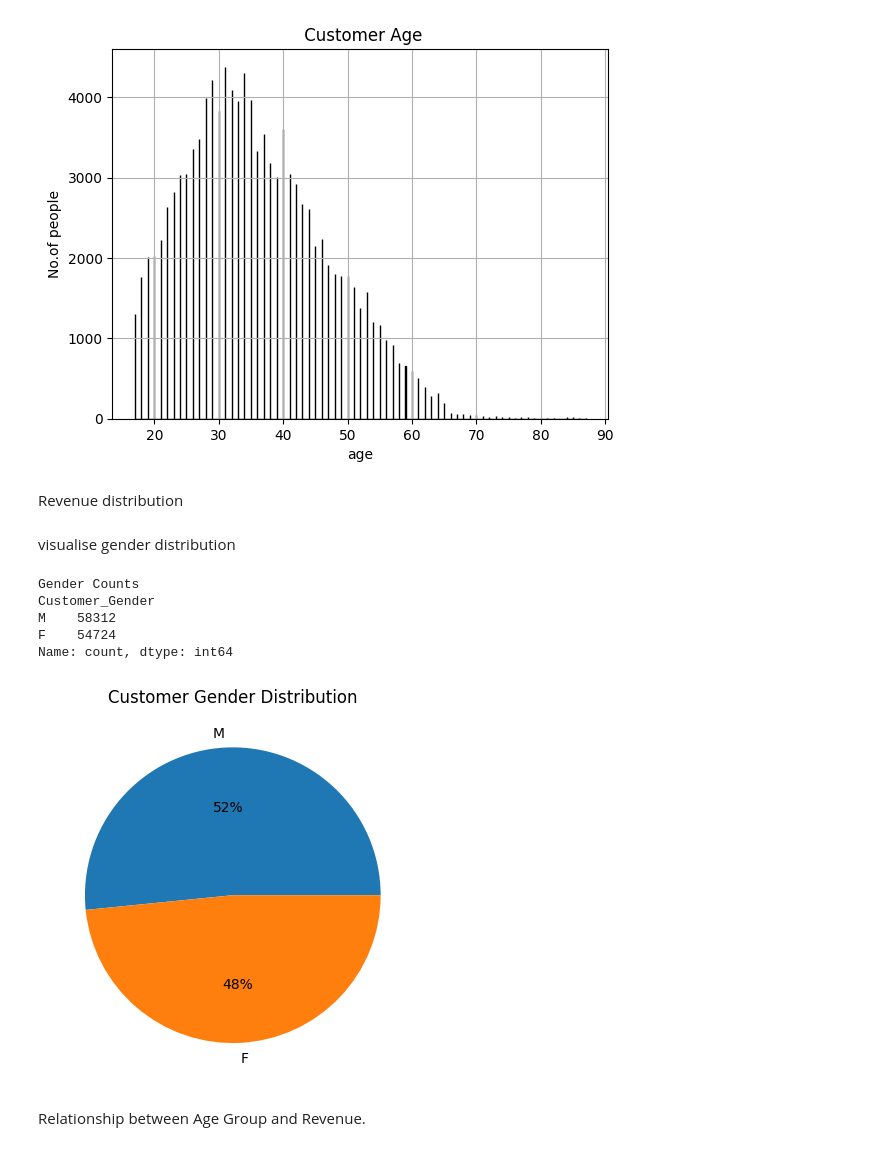
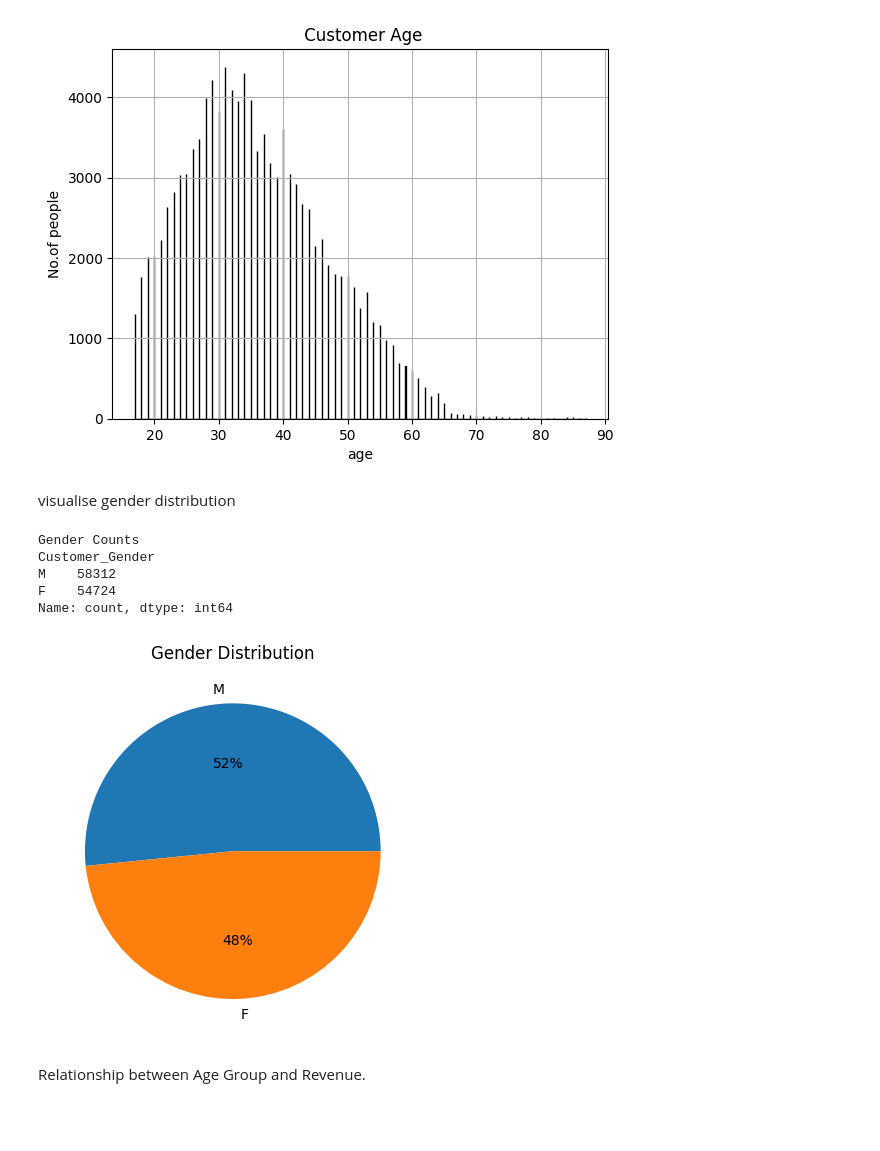
Before and after one commit to shivanswamynathan/EDA_Sales_data, a Jupyter notebook: DS_PROJECT.ipynb, the cells around one changed output. Saved outputs shown, nothing was run; the diff lists cells and outputs as text; code cells hidden in the pictures; blank space fills up the shorter version.

```diff
--- a/DS_PROJECT.ipynb
+++ b/DS_PROJECT.ipynb
@@ -174,29 +174,27 @@ obj5 = histogram(df)
 obj5.hist()
 # %% [output]
 [figure]
-# %% [markdown]
-Revenue distribution
 # %% [markdown]
 visualise gender distribution
 # %%
-class sgender_distribution:
+class gender_distribution:
   def gender (self):
     gender_counts = df['Customer_Gender'].value_counts()
     print('Gender Counts')
     print(gender_counts)
     plt.pie(gender_counts, labels=gender_counts.index, autopct='%1.0f%%')
-    plt.title('Customer Gender Distribution')
+    plt.title('Gender Distribution')
     plt.show()
 
-obj6 = sgender_distribution()
+obj6 = gender_distribution()
 obj6.gender()
 # %% [output]
 Gender Counts
 Customer_Gender
 M    58312
 F    54724
 Name: count, dtype: int64
-[figure, old version]
+[figure, new version]
 # %% [markdown]
 Relationship between Age Group and Revenue.
 # %%
```
